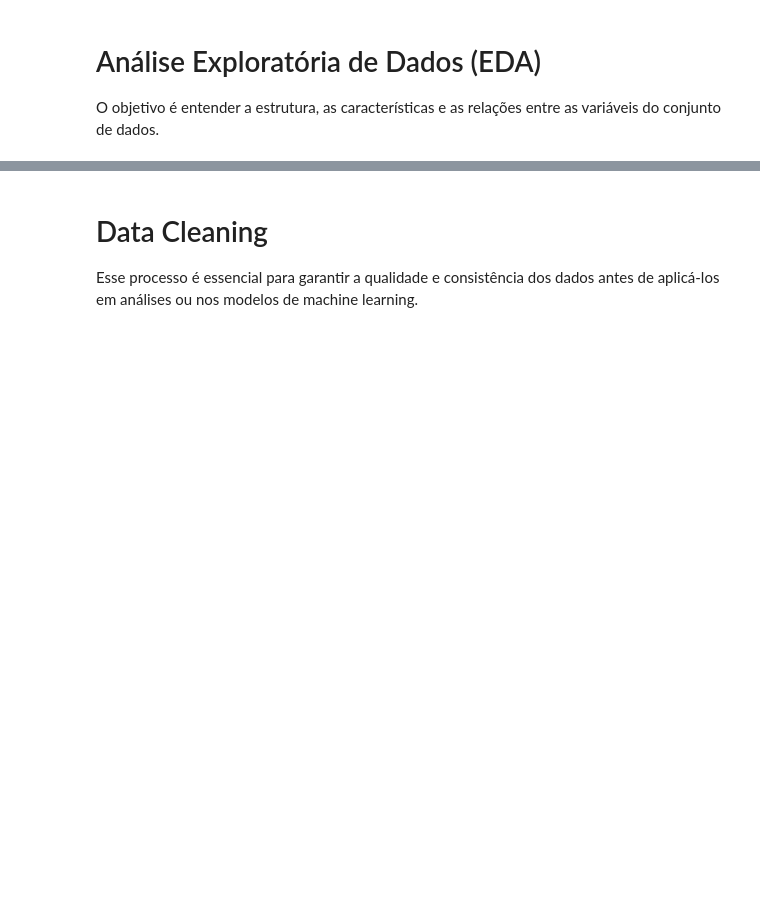
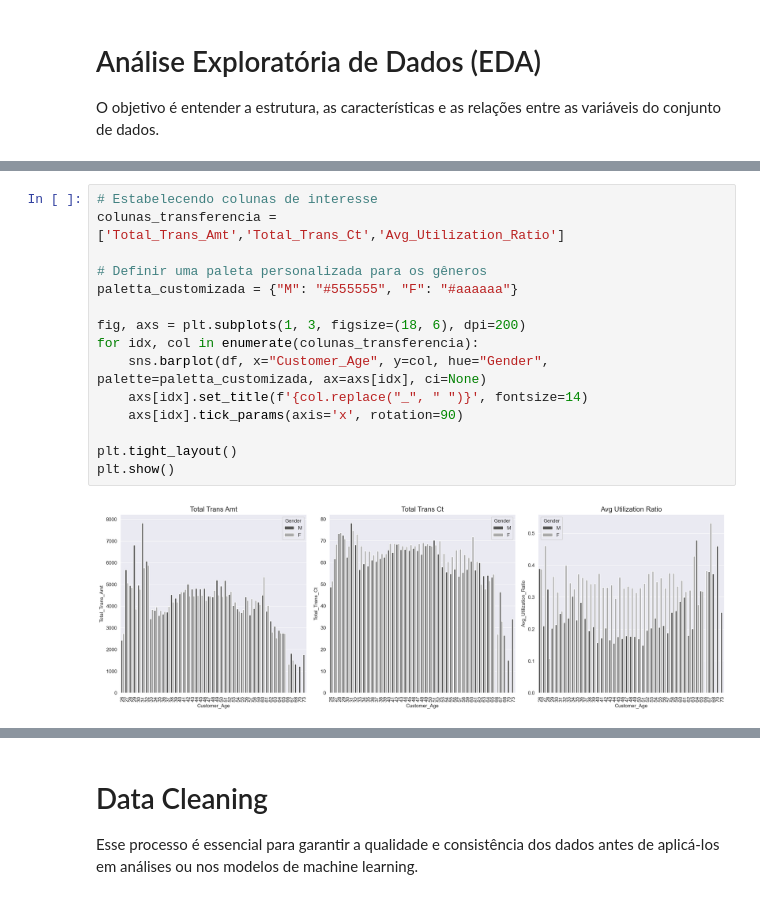
Before and after one commit to Ang3k/Exploracao-Preditiva-de-Dados-para-Churn-de-Clientes-Bancarios-com-Machine-Learning, a Jupyter notebook: Project_Prototype.ipynb, the cells around one changed output, grey strips where cells are left out. Saved outputs shown, nothing was run; the diff lists cells and outputs as text; blank space fills up the shorter version.

```diff
--- a/Project_Prototype.ipynb
+++ b/Project_Prototype.ipynb
@@ -76,0 +78,17 @@ plt.show()
+# %%
+# Estabelecendo colunas de interesse
+colunas_transferencia = ['Total_Trans_Amt','Total_Trans_Ct','Avg_Utilization_Ratio']
+
+# Definir uma paleta personalizada para os gêneros
+paletta_customizada = {"M": "#555555", "F": "#aaaaaa"}
+
+fig, axs = plt.subplots(1, 3, figsize=(18, 6), dpi=200)
+for idx, col in enumerate(colunas_transferencia):
+    sns.barplot(df, x="Customer_Age", y=col, hue="Gender", palette=paletta_customizada, ax=axs[idx], ci=None)
+    axs[idx].set_title(f'{col.replace("_", " ")}', fontsize=14)
+    axs[idx].tick_params(axis='x', rotation=90)
+
+plt.tight_layout()
+plt.show()
+# %% [output]
+[figure, added]
```
Also changed, not shown: parts of 11 cells of this notebook, 2 other files.
